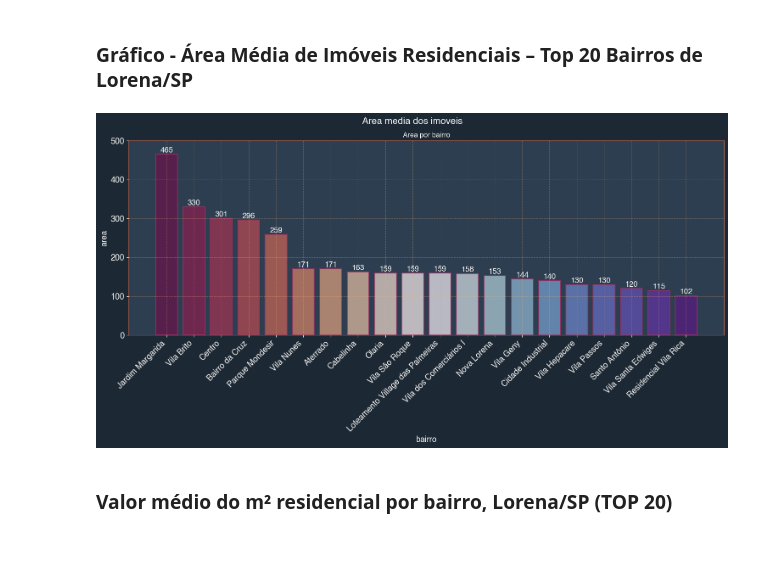
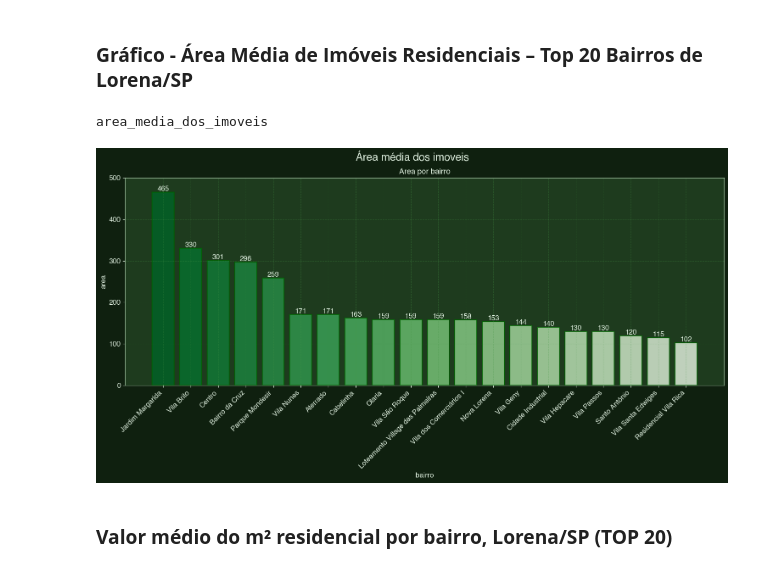
Before and after one commit to Homailson/LorenaHousingData, a Jupyter notebook: ml/Exploratory_Data_Analysis_(EDA).ipynb, the cells around one changed output. Saved outputs shown, nothing was run; the diff lists cells and outputs as text; code cells hidden in the pictures.

```diff
--- a/ml/Exploratory_Data_Analysis_(EDA).ipynb
+++ b/ml/Exploratory_Data_Analysis_(EDA).ipynb
@@ -628,7 +654,7 @@ def gerar_graficos(dataframes, tipos, tema, colunas=None, titulo_geral=None):
 # %% [markdown]
 ### **Tema base**
 # %%
-tema = get_tema("sunset")
+tema = temas_carregados["forest"]
 # %% [markdown]
 ### **Colunas a serem utilizadas para criar boxplots e histogramas**
 # %%
@@ -822,10 +855,11 @@ print(media_area_por_bairro)
 # %%
 dataframes = [media_area_por_bairro]
 colunas = [["bairro", "area"]]
 tipos = ["barras"]
-gerar_graficos(dataframes, tipos, tema, colunas, titulo_geral="Area media dos imoveis")
+gerar_graficos(dataframes, tipos, tema, colunas, titulo_geral="Área média dos imoveis")
 # %% [output]
+area_media_dos_imoveis
-[figure, old version]
+[figure, new version]
 # %% [markdown]
 ### **Valor médio do m² residencial por bairro, Lorena/SP (TOP 20)**
 # %%
```
Also changed, not shown: parts of 10 cells of this notebook, 36 other files.
